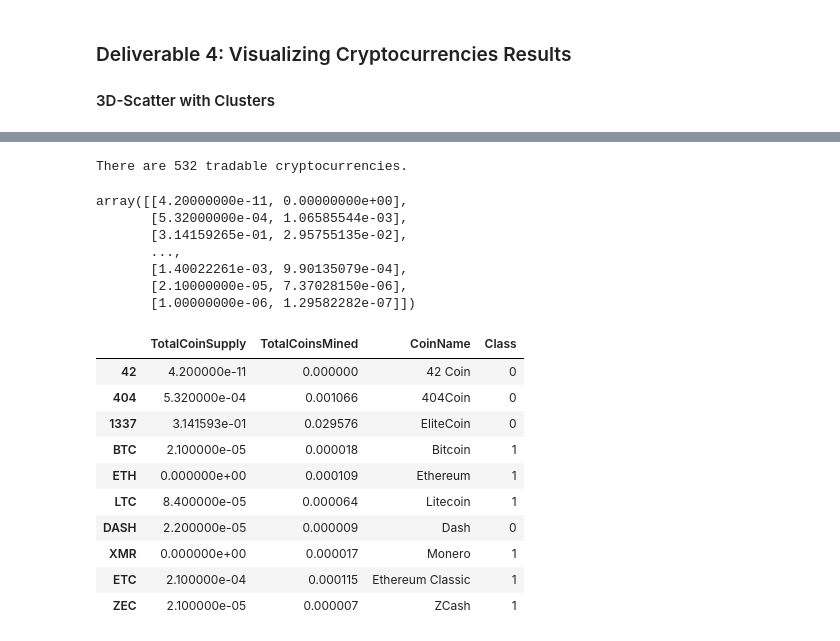
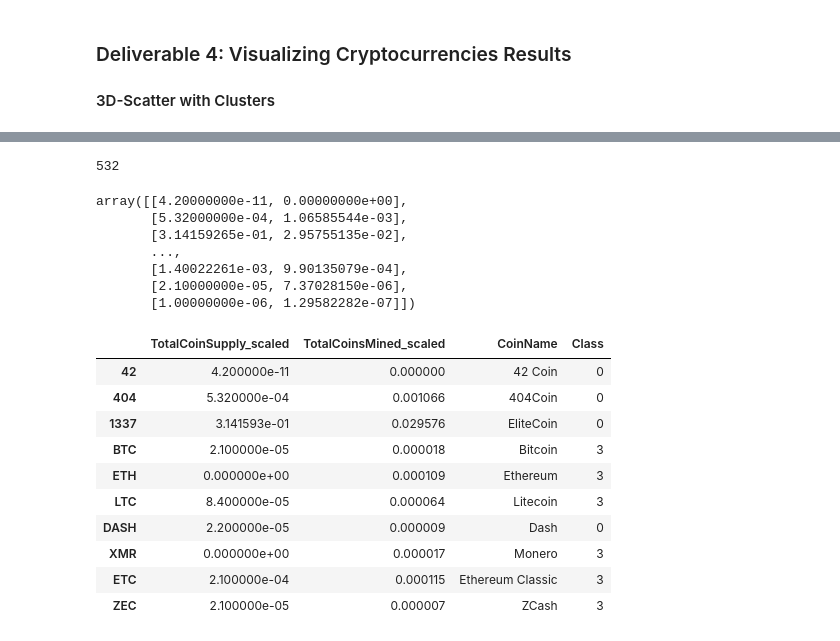
Before and after one commit to natasharrosario/Cryptocurrencies, a Jupyter notebook: crypto_clustering.ipynb, the cells around one changed output, grey strips where cells are left out. Cells and saved outputs as stored; diff of their text form; code cells hidden in the pictures.

```diff
--- a/crypto_clustering.ipynb
+++ b/crypto_clustering.ipynb
@@ -150,0 +172,3 @@ array([[-0.33204963,  1.04145538, -0.5900393 ],
+# %%
+pcs_df = pd.DataFrame(data = X_pca, columns=["PC 1", "PC 2", "PC 3"], index = index_values)
+pcs_df.head()
@@ -188,0 +192,11 @@ array([0, 0, 0, 1, 1, 1, 0, 1, 1, 1, 0, 1, 0, 0, 1, 0, 1, 1, 0, 0, 1, 1,
+# %%
+# Initialize the K-Means model.
+model = KMeans(n_clusters=4, random_state=0)
+
+# Fit the model
+model.fit(pcs_df)
+
+# Predict clusters
+predictions = model.predict(pcs_df)
+print(predictions)
+pcs_df["Class"] = model.labels_
@@ -189,13 +219,10 @@ array([0, 0, 0, 1, 1, 1, 0, 1, 1, 1, 0, 1, 0, 0, 1, 0, 1, 1, 0, 0, 1, 1,
 # %%
 # Create a new DataFrame including predicted clusters and cryptocurrencies features.
 # Concatentate the crypto_df and pcs_df DataFrames on the same columns.
-# YOUR CODE HERE
+clustered_df = crypto_df.join(pcs_df, how='inner')
 
 #  Add a new column, "CoinName" to the clustered_df DataFrame that holds the names of the cryptocurrencies.
-# YOUR CODE HERE
-
-#  Add a new column, "Class" to the clustered_df DataFrame that holds the predictions.
-# YOUR CODE HERE
+clustered_df = clustered_df.join(cc_names_df, how='inner')
 
 # Print the shape of the clustered_df
 print(clustered_df.shape)
@@ -230,12 +267,14 @@ clustered_df.head(10)
 [interactive output not drawn]
 # %%
 # Print the total number of tradable cryptocurrencies.
-# YOUR CODE HERE
+clustered_df['CoinName'].count()
 # %% [output]
-There are 532 tradable cryptocurrencies.
+532
 # %%
 # Scaling data to create the scatter plot with tradable cryptocurrencies.
-# YOUR CODE HERE
+cluster_df = clustered_df[['TotalCoinSupply', 'TotalCoinsMined']]
+X_minmax = MinMaxScaler().fit_transform(cluster_df)
+X_minmax
 # %% [output]
 array([[4.20000000e-11, 0.00000000e+00],
        [5.32000000e-04, 1.06585544e-03],
@@ -246,26 +285,29 @@ array([[4.20000000e-11, 0.00000000e+00],
        [1.00000000e-06, 1.29582282e-07]])
 # %%
 # Create a new DataFrame that has the scaled data with the clustered_df DataFrame index.
-# YOUR CODE HERE
+index_values = (clustered_df.index.tolist())
+plot_df = pd.DataFrame(
+    data = X_minmax, columns=["TotalCoinSupply_scaled", "TotalCoinsMined_scaled"], index = index_values)
 
 # Add the "CoinName" column from the clustered_df DataFrame to the new DataFrame.
-# YOUR CODE HERE
+plot_df = plot_df.join(cc_names_df, how='inner')
 
 # Add the "Class" column from the clustered_df DataFrame to the new DataFrame.
-# YOUR CODE HERE
+class_df = clustered_df['Class']
+plot_df = plot_df.join(class_df, how='inner')
 
 plot_df.head(10)
 # %% [output]
-|  | TotalCoinSupply | TotalCoinsMined | CoinName | Class |
+|  | TotalCoinSupply_scaled | TotalCoinsMined_scaled | CoinName | Class |
 | 42 | 4.200000e-11 | 0.000000 | 42 Coin | 0 |
 | 404 | 5.320000e-04 | 0.001066 | 404Coin | 0 |
 | 1337 | 3.141593e-01 | 0.029576 | EliteCoin | 0 |
-| BTC | 2.100000e-05 | 0.000018 | Bitcoin | 1 |
-| ETH | 0.000000e+00 | 0.000109 | Ethereum | 1 |
-| LTC | 8.400000e-05 | 0.000064 | Litecoin | 1 |
+| BTC | 2.100000e-05 | 0.000018 | Bitcoin | 3 |
+| ETH | 0.000000e+00 | 0.000109 | Ethereum | 3 |
+| LTC | 8.400000e-05 | 0.000064 | Litecoin | 3 |
 | DASH | 2.200000e-05 | 0.000009 | Dash | 0 |
-| XMR | 0.000000e+00 | 0.000017 | Monero | 1 |
-| ETC | 2.100000e-04 | 0.000115 | Ethereum Classic | 1 |
-| ZEC | 2.100000e-05 | 0.000007 | ZCash | 1 |
+| XMR | 0.000000e+00 | 0.000017 | Monero | 3 |
+| ETC | 2.100000e-04 | 0.000115 | Ethereum Classic | 3 |
+| ZEC | 2.100000e-05 | 0.000007 | ZCash | 3 |
 # %%
 # Create a hvplot.scatter plot using x="TotalCoinsMined" and y="TotalCoinSupply".
```
Also changed, not shown: parts of 10 cells of this notebook.
